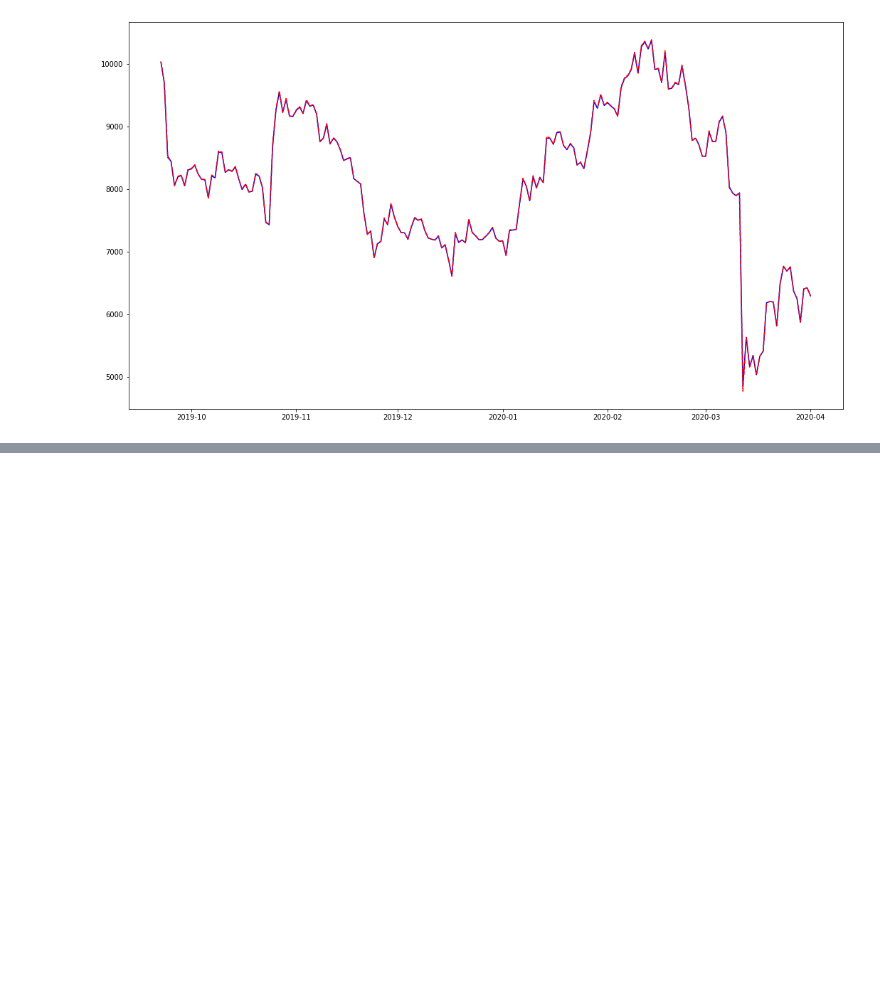
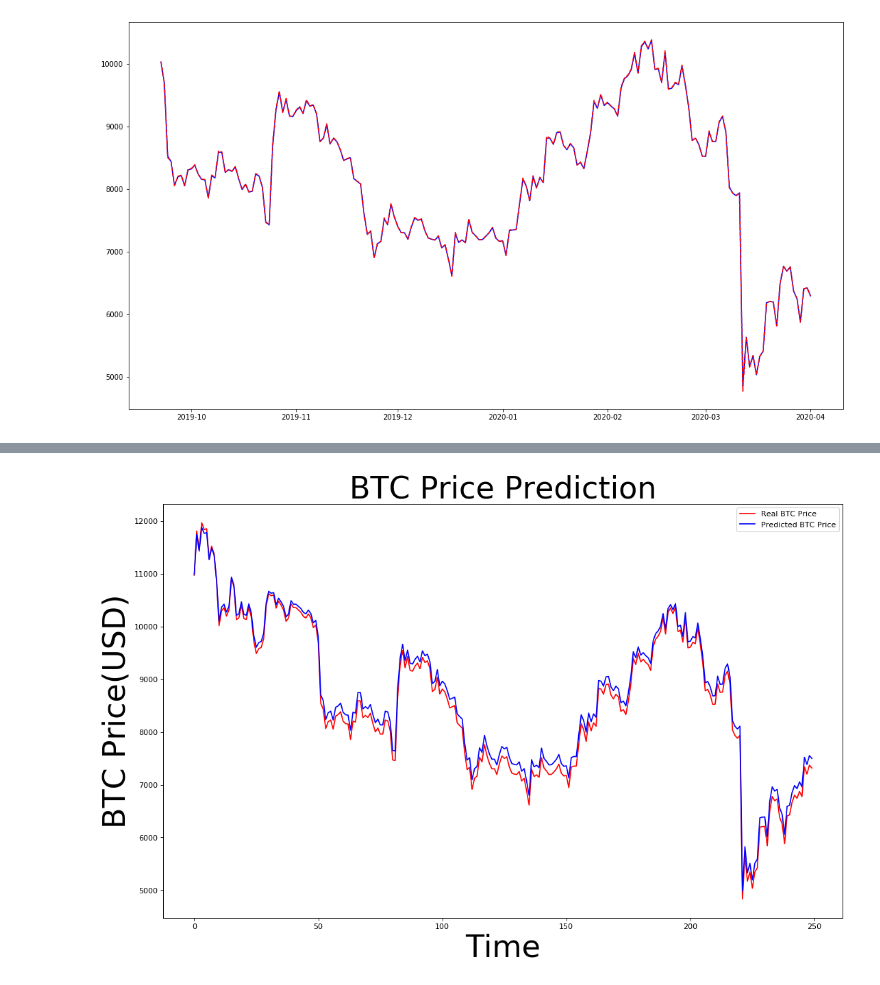
Before and after one commit to RichardMan13/Time_Series_Bitcoin, a Jupyter notebook: tcc_scripts_notebook/models_time_series.ipynb, the cells around one changed output, grey strips where cells are left out. Cells and saved outputs as stored; diff of their text form; code cells hidden in the pictures; blank space fills up the shorter version.

```diff
--- a/tcc_scripts_notebook/models_time_series.ipynb
+++ b/tcc_scripts_notebook/models_time_series.ipynb
@@ -1165,0 +1376,22 @@ df.plot()
+# %%
+num_units = 4
+activation_function = 'sigmoid'
+optimizer = 'adam'
+loss_function = 'mean_squared_error'
+batch_size = 5
+num_epochs = 20 #100
+
+# Initialize the RNN
+regressor = Sequential()
+
+# Adding the input layer and the LSTM layer
+regressor.add(LSTM(units = num_units, activation = activation_function, input_shape=(None, 1)))
+
+# Adding the output layer
+regressor.add(Dense(units = 1))
+
+# Compiling the RNN
+regressor.compile(optimizer = optimizer, loss = loss_function)
+
+# Using the training set to train the model
+regressor.fit(x_train, y_train, batch_size = batch_size, epochs = num_epochs)
@@ -1165,0 +1417,22 @@ df.plot()
+# %%
+test_set = df_test.values
+
+inputs = np.reshape(test_set, (len(test_set), 1))
+inputs = min_max_scaler.transform(inputs)
+inputs = np.reshape(inputs, (len(inputs), 1, 1))
+
+predicted_price = regressor.predict(inputs)
+predicted_price = min_max_scaler.inverse_transform(predicted_price)
+# %%
+plt.figure(figsize=(16, 10), dpi=80, facecolor = 'w', edgecolor = 'k')
+
+plt.plot(test_set[:, 0], color='red', label='Real BTC Price')
+plt.plot(predicted_price[:, 0], color = 'blue', label = 'Predicted BTC Price')
+
+plt.title('BTC Price Prediction', fontsize = 40)
+plt.xlabel('Time', fontsize=40)
+plt.ylabel('BTC Price(USD)', fontsize = 40)
+plt.legend(loc = 'best')
+plt.show()
+# %% [output]
+[figure, added]
```
Also changed, not shown: parts of 34 cells of this notebook, 3 other files.
